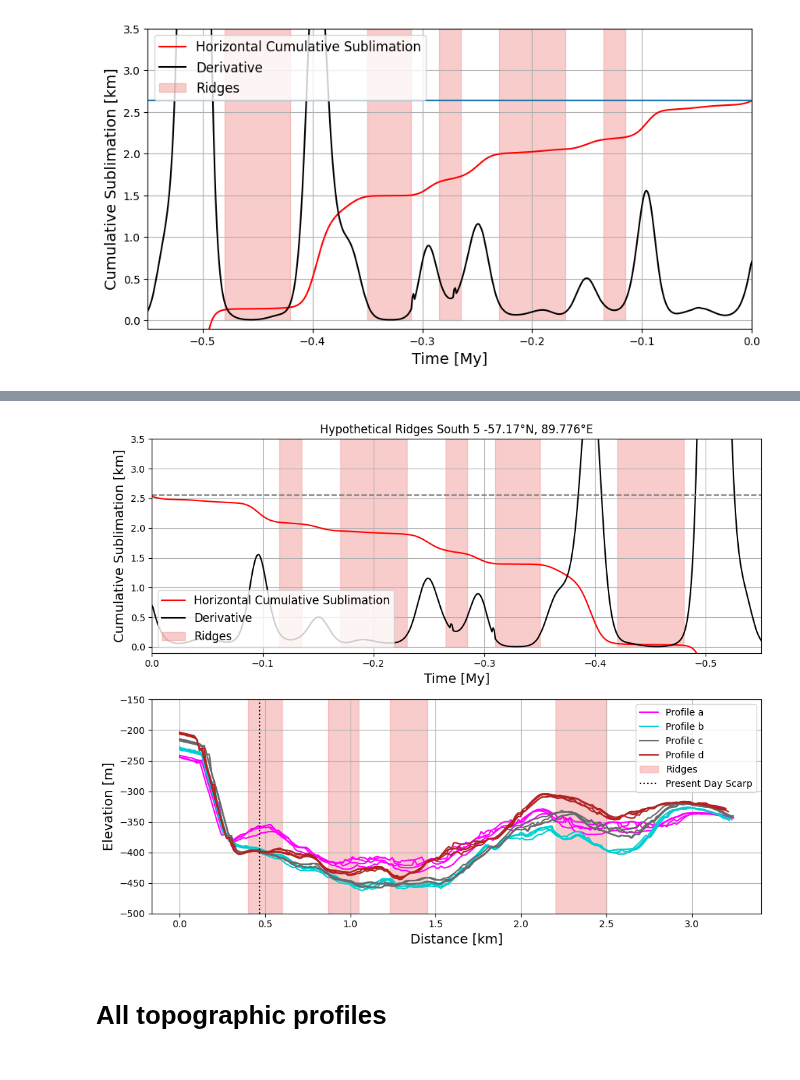
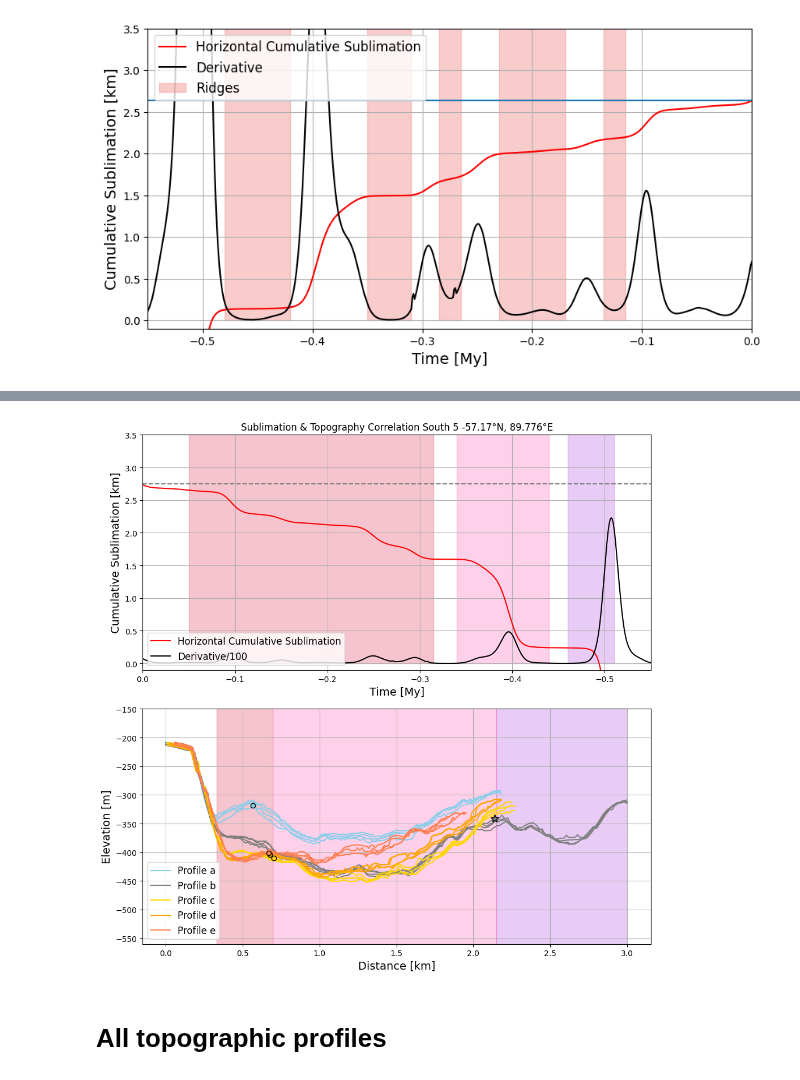
Before and after one commit to lsperezm/Martian_Icy_Scarps, a Jupyter notebook: Code/New_Scarps.ipynb, the cells around one changed output, grey strips where cells are left out. Cells and saved outputs as stored; diff of their text form; code cells hidden in the pictures.

```diff
--- a/Code/New_Scarps.ipynb
+++ b/Code/New_Scarps.ipynb
@@ -1254,24 +1066,23 @@ plt.savefig('RidgesSouth5')
 [figure]
 # %%
 # Import topographic profiles for South 5
-topS5= '../South5_4Prof.csv'
-S5=pd.read_csv(topS5)
 
-topS5_a= '../South5_aProf.csv'
+topS5_a= '../South5_a.csv'
 S5_a=pd.read_csv(topS5_a)
 
-topS5_b= '../South5_bProf.csv'
+topS5_b= '../South5_b.csv'
 S5_b=pd.read_csv(topS5_b)
 
-topS5_c= '../South5_cProf.csv'
+topS5_c= '../South5_c.csv'
 S5_c=pd.read_csv(topS5_c)
 
-topS5_d= '../South5_dProf.csv'
+topS5_d= '../South5_d.csv'
 S5_d=pd.read_csv(topS5_d)
 
-S5_group_id = (S5["Distance (Km)"] == 0).cumsum()
-# Split into separate DataFrames
-profilesS5 = [g for _, g in S5.groupby(S5_group_id)]
+topS5_e= '../South5_e.csv'
+S5_e=pd.read_csv(topS5_e)
+
+
 
 S5_a_group_id = (S5_a["Distance (Km)"] == 0).cumsum()
 profilesS5_a = [g for _, g in S5_a.groupby(S5_a_group_id)]
@@ -1285,6 +1096,9 @@ profilesS5_c = [g for _, g in S5_c.groupby(S5_c_group_id)]
 S5_d_group_id = (S5_d["Distance (Km)"] == 0).cumsum()
 profilesS5_d = [g for _, g in S5_d.groupby(S5_d_group_id)]
 
+S5_e_group_id = (S5_e["Distance (Km)"] == 0).cumsum()
+profilesS5_e = [g for _, g in S5_e.groupby(S5_e_group_id)]
+
 profilesS5_a[3]
 # %% [output]
 |  | Distance (Km) | Longitude | Latitude | HiRISE DTM Stamps (3) (mean) |
@@ -1409,73 +1232,84 @@ elevationS5_a4= np.array(profilesS5_a[3]['HiRISE DTM Stamps (3) (mean)'].tolist(
 # %%
 # Plot for correlation between ridges and periods of low sublimation
-fig, (ax1, ax2) = plt.subplots(2, 1, figsize=(10, 8), sharex=False)
+fig, (ax1, ax2) = plt.subplots(2, 1, figsize=(10, 10), sharex=False)
 
 # --- Top plot: Sublimation vs Time ---
-ax1.plot(years5/1e6, horiz5/1000 - 467.95, color='red', label='Horizontal Cumulative Sublimation')
-ax1.plot(years5/1e6, deriv5/10, color='black', label='Derivative')
-ax1.axhline(2.552, color='gray', linestyle='--')
+ax1.plot(years5/1e6, horiz5/1000 - 467.75, color='red', label='Horizontal Cumulative Sublimation')
+ax1.plot(years5/1e6, deriv5/100, color='black', label='Derivative/100')
+ax1.axhline(2.75, color='gray', linestyle='--')
 
 # Highlight ridges
-ax1.fill_between([-0.48, -0.42], 1e7, color='lightcoral', alpha=0.4, label='Ridges')
-ax1.fill_between([-0.35, -0.31], 1e7, color='lightcoral', alpha=0.4)
-ax1.fill_between([-0.285, -0.265], 1e7, color='lightcoral', alpha=0.4)
-ax1.fill_between([-0.23, -0.17], 1e7, color='lightcoral', alpha=0.4)
-ax1.fill_between([-0.135, -0.115], 1e7, color='lightcoral', alpha=0.4)
+ax1.fill_between([-0.51,-0.46], 1e7, color='darkviolet', alpha=0.2)
+ax1.fill_between([-0.44,-0.34], 1e7, color='deeppink', alpha=0.2)
+ax1.fill_between([-0.315,-0.05], 1e7, color='crimson', alpha=0.25)
 
 # Formatting for sublimation axis
 ax1.set_xlim(-0.55, 0)
 ax1.set_ylim(-0.1, 3.5)
 ax1.invert_xaxis()
 ax1.set_xlabel('Time [My]', fontsize=14)
 ax1.set_ylabel('Cumulative Sublimation [km]', fontsize=14)
 ax1.grid(True)
 ax1.legend(loc='lower left', fontsize=12)
 
 # --- Bottom plot: Topographic profile ---
 #ax2.plot(distS5_4, elevationS5_4, color='magenta', linewidth=1.5,label='Profle a')
-ax2.plot(distS5_a1, elevationS5_a1, color='magenta', linewidth=1.5,label='Profile a')
-ax2.plot(distS5_a2, elevationS5_a2, color='magenta', linewidth=1.5)
-ax2.plot(distS5_a3, elevationS5_a3, color='magenta', linewidth=1.5)
-ax2.plot(distS5_a4, elevationS5_a4, color='magenta', linewidth=1.5)
+ax2.plot(distS5_a1[:-76], elevationS5_a1[:-76]+33, color='skyblue', linewidth=1.5,label='Profile a')
+ax2.plot(distS5_a2[:-76], elevationS5_a2[:-76]+33, color='skyblue', linewidth=1.5)
+ax2.plot(distS5_a3[:-76], elevationS5_a3[:-76]+33, color='skyblue', linewidth=1.5)
+ax2.plot(distS5_a4[:-76], elevationS5_a4[:-76]+33, color='skyblue', linewidth=1.5)
 
 
 #ax2.plot(distS5_2, elevationS5_2, color='darkturquoise', linewidth=1.5, label='Profile b')
-ax2.plot(distS5_b1, elevationS5_b1, color='darkturquoise', linewidth=1.5,label='Profile b')
-ax2.plot(distS5_b2, elevationS5_b2, color='darkturquoise', linewidth=1.5)
-ax2.plot(distS5_b3, elevationS5_b3, color='darkturquoise', linewidth=1.5)
-ax2.plot(distS5_b4, elevationS5_b4, color='darkturquoise', linewidth=1.5)
+ax2.plot(distS5_b1[:-19], elevationS5_b1[:-19]+17, color='gray', linewidth=1.5,label='Profile b')
+ax2.plot(distS5_b2[:-19], elevationS5_b2[:-19]+17, color='gray', linewidth=1.5)
+ax2.plot(distS5_b3[:-19], elevationS5_b3[:-19]+17, color='gray', linewidth=1.5)
+ax2.plot(distS5_b4[:-19], elevationS5_b4[:-19]+17, color='gray', linewidth=1.5)
 
 
 #ax2.plot(distS5_3, elevationS5_3, color='dimgray', linewidth=1.5,label='Profile c')
-ax2.plot(distS5_c1, elevationS5_c1, color='dimgray', linewidth=1.5,label='Profile c')
-ax2.plot(distS5_c2, elevationS5_c2, color='dimgray', linewidth=1.5)
-ax2.plot(distS5_c3, elevationS5_c3, color='dimgray', linewidth=1.5)
-ax2.plot(distS5_c4, elevationS5_c4, color='dimgray', linewidth=1.5)
+ax2.plot(distS5_c1[:-70]+0.01, elevationS5_c1[:-70], color='gold', linewidth=1.5,label='Profile c')
+ax2.plot(distS5_c2[:-70]+0.01, elevationS5_c2[:-70], color='gold', linewidth=1.5)
+ax2.plot(distS5_c3[:-70]+0.01, elevationS5_c3[:-70], color='gold', linewidth=1.5)
+ax2.plot(distS5_c4[:-70]+0.01, elevationS5_c4[:-70], color='gold', linewidth=1.5)
 
 #ax2.plot(distS5_1, elevationS5_1, color='firebrick', linewidth=1.5,label='Profile d')
-ax2.plot(distS5_d1, elevationS5_d1, color='firebrick', linewidth=1.5,label='Profile d')
-ax2.plot(distS5_d2, elevationS5_d2, color='firebrick', linewidth=1.5)
-ax2.plot(distS5_d3, elevationS5_d3, color='firebrick', linewidth=1.5)
-ax2.plot(distS5_d4, elevationS5_d4, color='firebrick', linewidth=1.5)
+ax2.plot(distS5_d1[:-76]+0.025, elevationS5_d1[:-76]-20, color='orange', linewidth=1.5,label='Profile d')
+ax2.plot(distS5_d2[:-76]+0.025, elevationS5_d2[:-76]-20, color='orange', linewidth=1.5)
+ax2.plot(distS5_d3[:-76]+0.025, elevationS5_d3[:-76]-20, color='orange', linewidth=1.5)
+ax2.plot(distS5_d4[:-76]+0.025, elevationS5_d4[:-76]-20, color='orange', linewidth=1.5)
+
+ax2.plot(distS5_e1[:-94]+0.06, elevationS5_e1[:-94]-50, color='coral', linewidth=1.5,label='Profile e')
+ax2.plot(distS5_e2[:-94]+0.06, elevationS5_e2[:-94]-50, color='coral', linewidth=1.5)
+ax2.plot(distS5_e3[:-94]+0.06, elevationS5_e3[:-94]-50, color='coral', linewidth=1.5)
+ax2.plot(distS5_e4[:-94]+0.06, elevationS5_e4[:-94]-50, color='coral', linewidth=1.5)
+
+ax2.plot(0.56681, -351.28+33, marker='o',markerfacecolor='skyblue', markeredgecolor='black')
+ax2.plot(0.70201, -410.104, marker='o',markerfacecolor='gold', markeredgecolor='black')
+ax2.plot(0.67681, -384.626-20, marker='o',markerfacecolor='orange', markeredgecolor='black')
+ax2.plot(0.67048, -351.288-50, marker='o',markerfacecolor='coral', markeredgecolor='black')
+
+ax2.plot(2.14, -358.536+17, marker='*',markerfacecolor='gray', markeredgecolor='black',markersize=10)
+
+ax2.fill_between([2.15,3.], -1e7, color='darkviolet', alpha=0.2)
+ax2.fill_between([0.7,2.15], -1e7, color='deeppink', alpha=0.2)
+ax2.fill_between([0.33,0.69], -1e7, color='crimson', alpha=0.25)
 
 ax2.set_xlabel('Distance [km]', fontsize=14)
 ax2.set_ylabel('Elevation [m]', fontsize=14)
 ax2.grid(True)
-ax2.fill_between([0.4,0.6],-700, color='lightcoral', alpha=0.4,label='Ridges')  # area under curve
-ax2.fill_between([0.87,1.05],-700, color='lightcoral', alpha=0.4)  # area under curve
-ax2.fill_between([1.23,1.45],-700, color='lightcoral', alpha=0.4)  # area under curve
-ax2.fill_between([2.2,2.5],-700, color='lightcoral', alpha=0.4)  # area under curve
+
 #plt.fill_between([2.5,2.7],-700, color='lightcoral', alpha=0.4)  # area under curve
-ax2.set_ylim(-500,-150)
-ax2.axvline(0.47,linestyle=':',color='black',label='Present Day Scarp')
+ax2.set_ylim(-560,-150)
+#ax2.axvline(0.47,linestyle=':',color='black',label='Present Day Scarp')
 
-ax2.legend()
-ax1.set_title('Hypothetical Ridges South 5 -57.17°N, 89.776°E')
+ax2.legend(loc='lower left', fontsize=12)
+ax1.set_title('Sublimation & Topography Correlation South 5 -57.17°N, 89.776°E')
 plt.tight_layout()
 plt.savefig('ridgessouth5.png')
 plt.show()
 # %% [output]
-[figure, old version]
+[figure, new version]
 # %% [markdown]
 # All topographic profiles
 # %%
```
Also changed, not shown: parts of 15 cells of this notebook, 11 other files.
